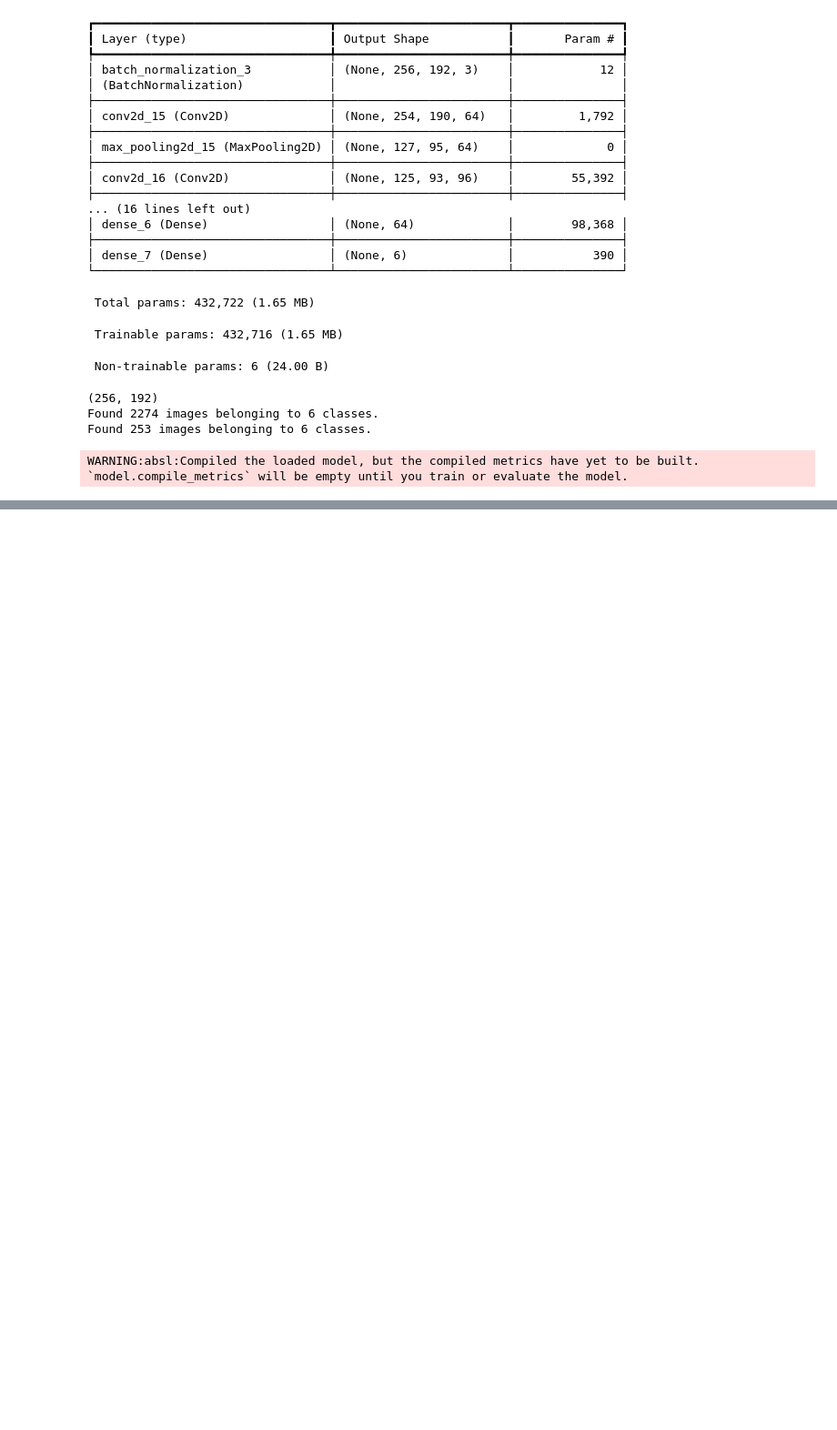
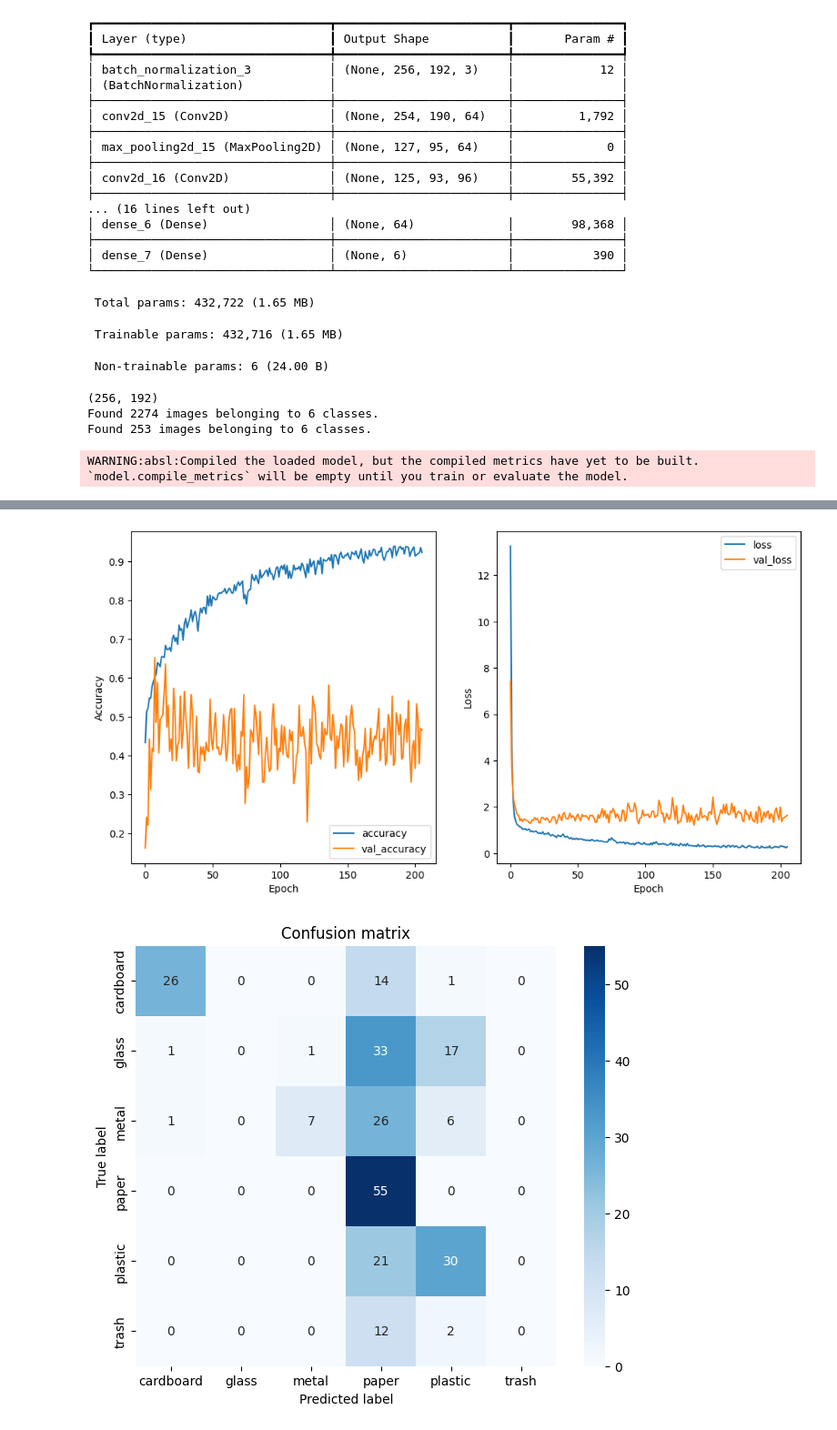
Before and after one commit to inessmatos/CAA_P1, a Jupyter notebook: CNN.ipynb, the cells around one changed output, grey strips where cells are left out. Shown at 91% size. Saved outputs shown, nothing was run; the diff lists cells and outputs as text; code cells hidden in the pictures; blank space fills up the shorter version.

```diff
--- a/CNN.ipynb
+++ b/CNN.ipynb
@@ -390,0 +467,5 @@ model_cnn5.evaluate()
+# %%
+IMG_SIZE = (256,192)
+model_cnn7 = MModel("model_cnn7")
+model_cnn7.set_model(model_cnn_b(IMG_SIZE, dropout=0.3))
+model_cnn7.summary()
@@ -390,0 +494,3 @@ model_cnn5.evaluate()
+# %%
+model_cnn7.compile(optimizer='adam', loss='categorical_crossentropy', metrics=['accuracy'])
+history = model_cnn7.fit(epochs=300, verbose=1, callbacks=[early_stopping])
@@ -390,0 +542,3 @@ model_cnn5.evaluate()
+# %%
+model_cnn7.evaluate()
+# %% [output]
@@ -390,0 +563,2 @@ model_cnn5.evaluate()
+[figure, added]
+[figure, added]
```
Also changed, not shown: parts of 19 cells of this notebook, 35 other files.
